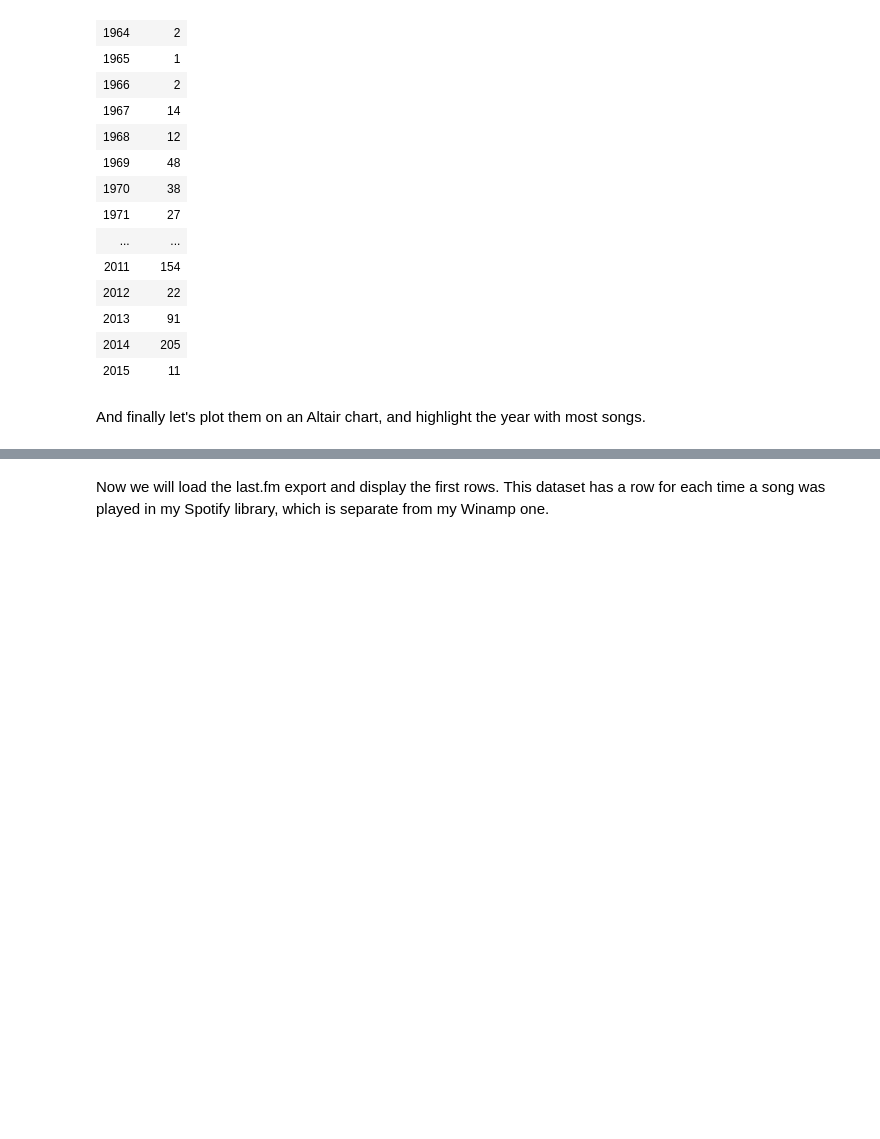
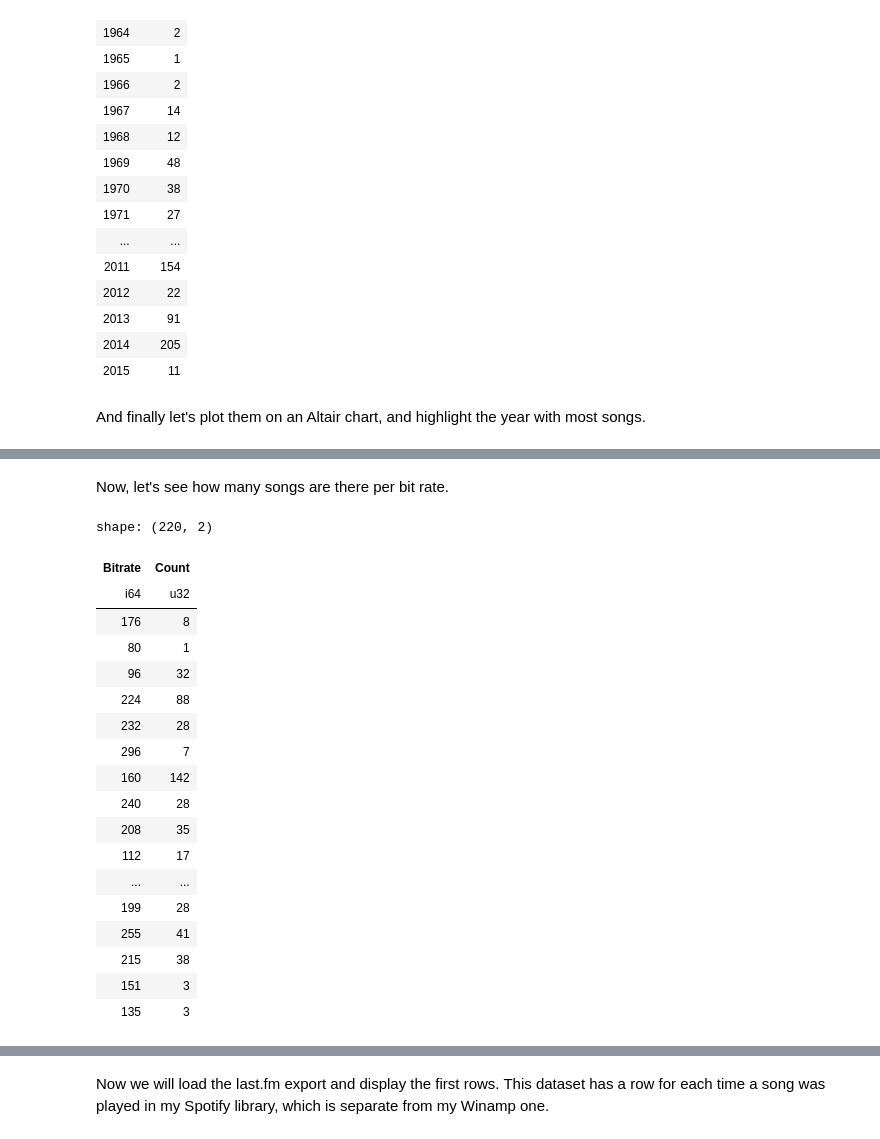
Before and after one commit to Underdoge/music-ds, a Jupyter notebook: Jupyter_Workbook.ipynb, the cells around one changed output, grey strips where cells are left out. Saved outputs shown, nothing was run; the diff lists cells and outputs as text; code cells hidden in the pictures; blank space fills up the shorter version.

```diff
--- a/Jupyter_Workbook.ipynb
+++ b/Jupyter_Workbook.ipynb
@@ -427,3 +428,30 @@ alt.Chart(songs_per_year, title="Song Count per Year").mark_bar().encode(
 )
 # %% [output]
 [interactive output not drawn]
+# %% [markdown]
+Now, let's see how many songs are there per bit rate.
+# %%
+songs_by_bitrate = songs_df.group_by('Bit Rate').agg(
+    (pl.count('Name').alias('Count'))
+).select(pl.col('Bit Rate').alias('Bitrate'), pl.col('Count'))
+songs_by_bitrate
+# %% [output]
+shape: (220, 2)
+| Bitrate | Count |
+| i64 | u32 |
+| 176 | 8 |
+| 80 | 1 |
+| 96 | 32 |
+| 224 | 88 |
+| 232 | 28 |
+| 296 | 7 |
+| 160 | 142 |
+| 240 | 28 |
+| 208 | 35 |
+| 112 | 17 |
+| ... | ... |
+| 199 | 28 |
+| 255 | 41 |
+| 215 | 38 |
+| 151 | 3 |
+| 135 | 3 |
```
Also changed, not shown: parts of 30 cells of this notebook, 12 other files.
